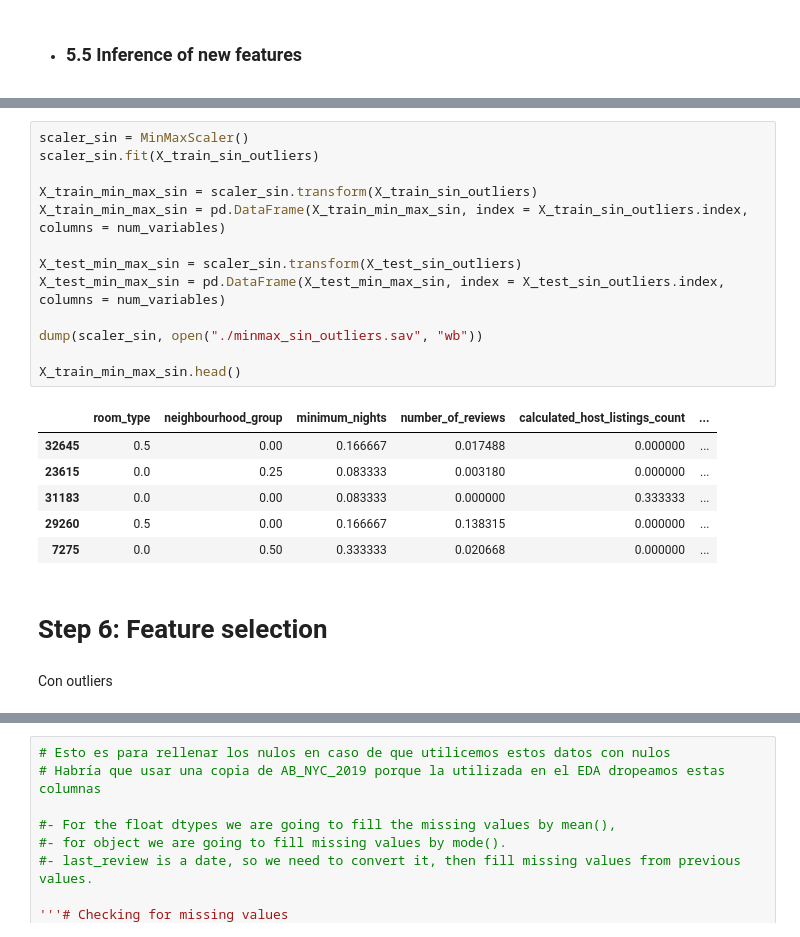
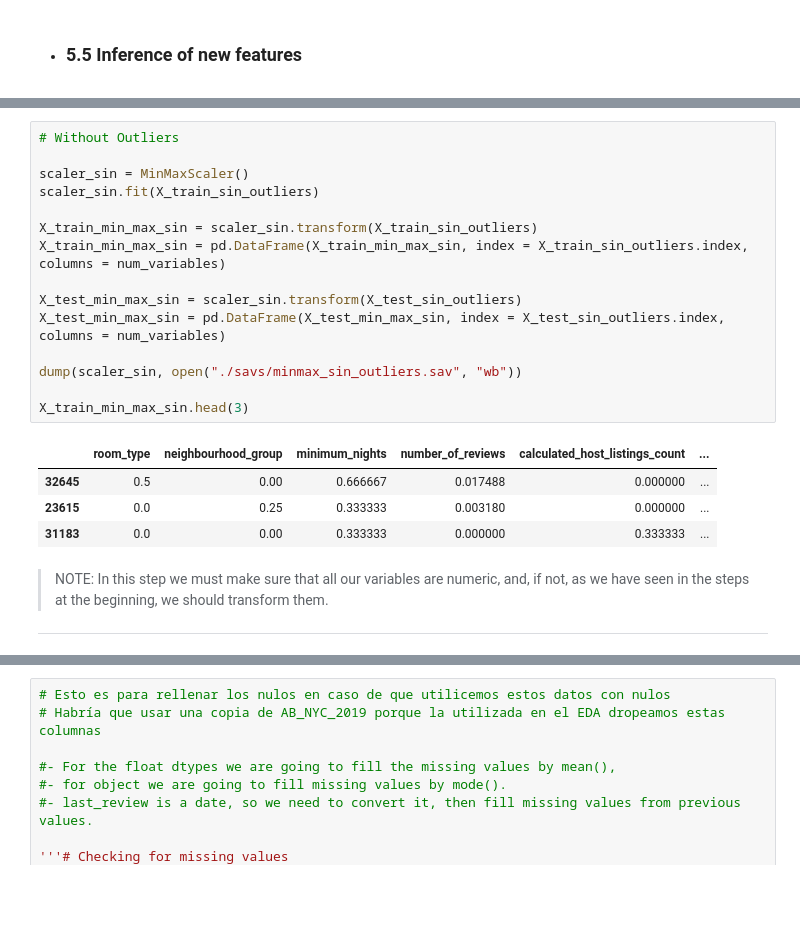
Before and after one commit to 4GeeksAcademy/fer-romerEDA, a Jupyter notebook: src/explore.ipynb, the cells around one changed output, grey strips where cells are left out. Cells and saved outputs as stored; diff of their text form; blank space fills up the shorter version.

```diff
--- a/src/explore.ipynb
+++ b/src/explore.ipynb
@@ -929,24 +936,24 @@ Sin outliers
 # %%
+# Without Outliers
+
 scaler_sin = MinMaxScaler()
 scaler_sin.fit(X_train_sin_outliers)
 
 X_train_min_max_sin = scaler_sin.transform(X_train_sin_outliers)
 X_train_min_max_sin = pd.DataFrame(X_train_min_max_sin, index = X_train_sin_outliers.index, columns = num_variables)
 
 X_test_min_max_sin = scaler_sin.transform(X_test_sin_outliers)
 X_test_min_max_sin = pd.DataFrame(X_test_min_max_sin, index = X_test_sin_outliers.index, columns = num_variables)
 
-dump(scaler_sin, open("./minmax_sin_outliers.sav", "wb"))
+dump(scaler_sin, open("./savs/minmax_sin_outliers.sav", "wb"))
 
-X_train_min_max_sin.head()
+X_train_min_max_sin.head(3)
 # %% [output]
 |  | room_type | neighbourhood_group | minimum_nights | number_of_reviews | calculated_host_listings_count | ... |
-| 32645 | 0.5 | 0.00 | 0.166667 | 0.017488 | 0.000000 | ... |
-| 23615 | 0.0 | 0.25 | 0.083333 | 0.003180 | 0.000000 | ... |
-| 31183 | 0.0 | 0.00 | 0.083333 | 0.000000 | 0.333333 | ... |
-| 29260 | 0.5 | 0.00 | 0.166667 | 0.138315 | 0.000000 | ... |
-| 7275 | 0.0 | 0.50 | 0.333333 | 0.020668 | 0.000000 | ... |
+| 32645 | 0.5 | 0.00 | 0.666667 | 0.017488 | 0.000000 | ... |
+| 23615 | 0.0 | 0.25 | 0.333333 | 0.003180 | 0.000000 | ... |
+| 31183 | 0.0 | 0.00 | 0.333333 | 0.000000 | 0.333333 | ... |
-# %% [markdown]
-# Step 6: Feature selection
-# %% [markdown]
-Con outliers
+# %% [markdown]
+> NOTE: In this step we must make sure that all our variables are numeric, and, if not, as we have seen in the steps at the beginning, we should transform them.
+
+---
```
Also changed, not shown: parts of 24 cells of this notebook, 2 other files.
